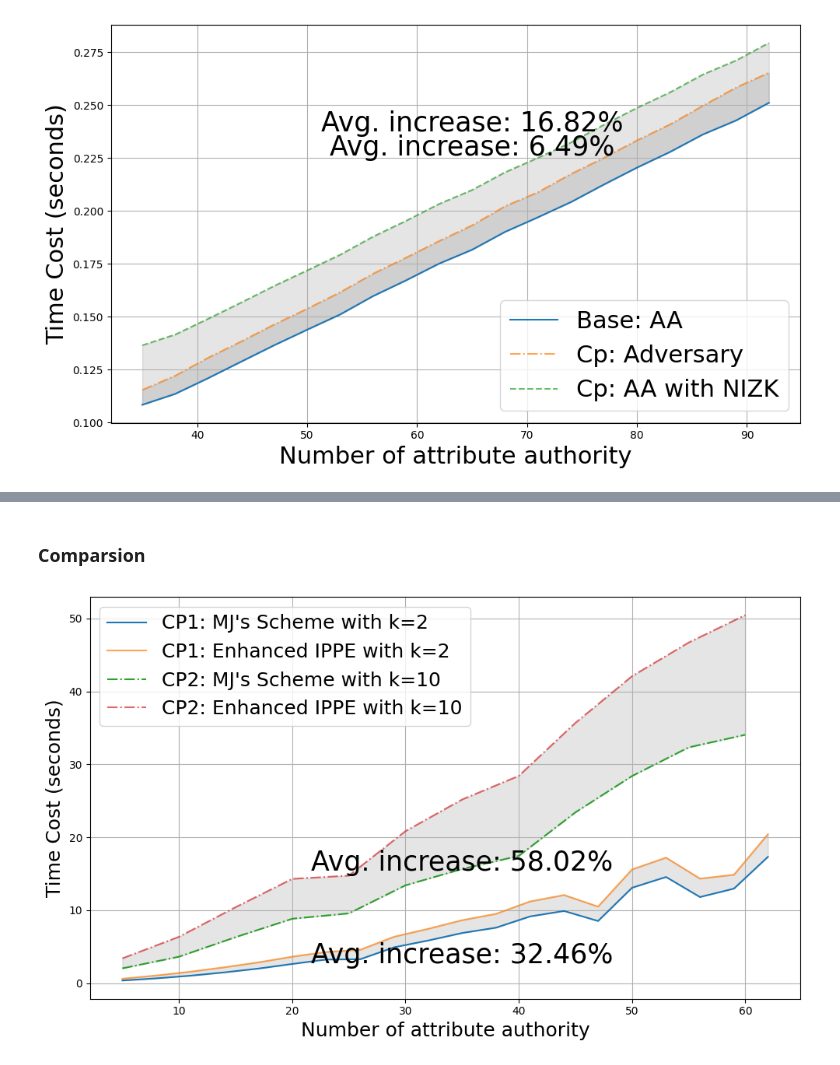
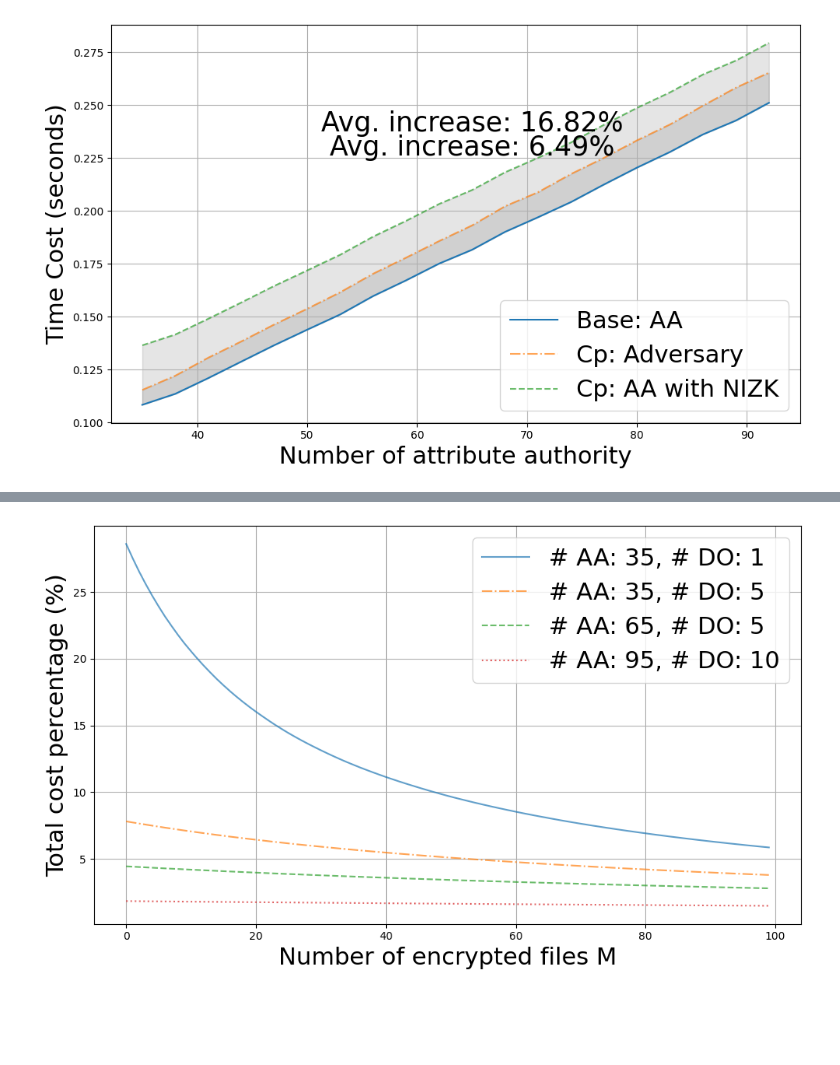
Before and after one commit to Guy1m0/Attack-on-IPPE, a Jupyter notebook: TrustCom.ipynb, the cells around one changed output, grey strips where cells are left out. Drawn from its saved outputs; the diff is of its cells as text; code cells hidden in the pictures; blank space fills up the shorter version.

Commit message:
update plots for TrustCom with varying number of AA, DO, encrypted M

```diff
--- a/TrustCom.ipynb
+++ b/TrustCom.ipynb
@@ -316,2 +171,0 @@ plot_linestyle(ks, xs, ys, sp_xs, sp_ys, ["MJ's Scheme", "Adversary", "Noraml AA
-# %% [markdown]
-### Comparsion
@@ -368,4 +172,37 @@ comp_ys.append([d['total'] + d['prove'] + d['verify'] for d in datasets[str(ks[1
-# %%
-plot_comp(ks, [xs, comp_xs, comp_xs], ys, comp_ys, ["MJ's Scheme", 'Enhanced IPPE'])#, "Compare Cost for Original Scheme and our Enhanced IPPE")
-# %% [output]
-[figure, removed]
+# %%
+def plot_cost_pct(datasets, k, settings, label_size = 22, legend_size = 22, fig_name = ""):
+    plt.figure(figsize=(10, 6))
+
+    linestyles = ['-', '-.','--', ':']
+
+
+    for set, style in zip(settings, linestyles):
+        dataset = datasets[f'k_{str(k)}_n_{str(set[0])}']
+        setup = dataset['auth'] + dataset['prove'] + dataset['verify']
+
+        keygen_cost = sum(dataset['keygen'][:set[1]])
+        total_cost = dataset['sys'] + setup + keygen_cost
+
+        xs = range(len(dataset['encrypt']))
+        ys = []
+        for i in xs:
+            total_cost += dataset['encrypt'][i] + dataset['decrypt'][i]
+            ys.append(setup/total_cost*100)
+
+        plt.plot(xs, ys, label=f'# AA: {set[0]}, # DO: {set[1]}', linestyle = style, alpha = 0.7)
+
+    plt.xlabel('Number of encrypted files M', fontsize = label_size)
+    plt.ylabel('Total cost percentage (%)', fontsize = label_size)
+    plt.legend(prop={'size': legend_size})
+    plt.grid(True)
+    plt.tight_layout()
+
+    if fig_name:
+        plt.savefig('./figures/'+fig_name+'.png', dpi = 150)
+
+    #plt.title(title)
+    plt.show()
+# %%
+plot_cost_pct(datasets_parms,2,[(35,1),(35,5),(65,5),(95,10)], fig_name="trust_setup_pct_total_diff_setting")
+# %% [output]
+[figure, added]
```
Also changed, not shown: parts of 10 cells of this notebook, 4 other files.
